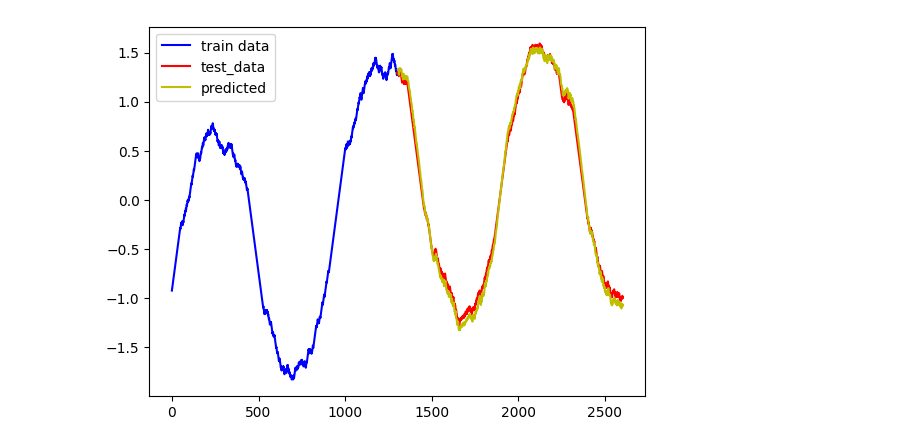
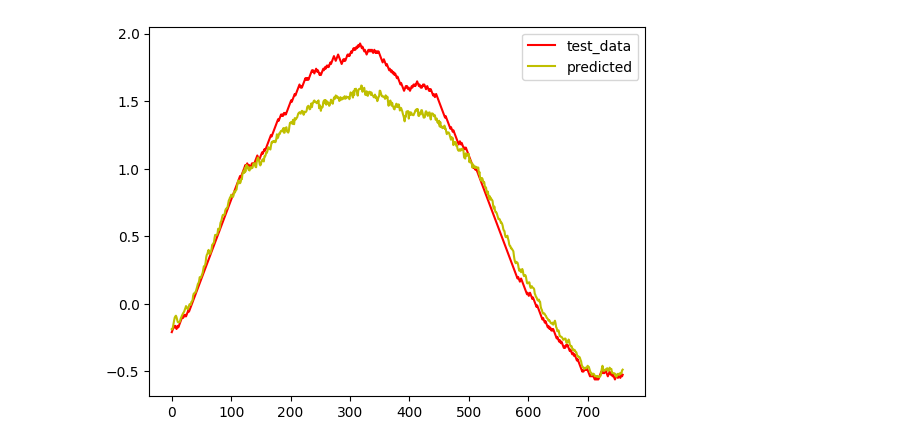
Before and after one commit to Mijan/NN-CTMC, a Jupyter notebook: Jupyter_notebooks/test_rnn_models.ipynb, the cells around one changed output. Drawn from its saved outputs; the diff is of its cells as text; code cells hidden in the pictures.

```diff
--- a/Jupyter_notebooks/test_rnn_models.ipynb
+++ b/Jupyter_notebooks/test_rnn_models.ipynb
@@ -33,16 +32,12 @@ scaler = StandardScaler()
 y = scaler.fit_transform(y)
 
 data = pd.DataFrame(data={'t': t, "y": y.reshape(-1)})
+data = data.rename(columns={'t': "time"})
+data = split_dataset(data)
 
-data['t_sin'] = np.sin(2 * np.pi * data.t)
-data['t_cos'] = np.cos(2 * np.pi * data.t)
-data = data.drop(columns=["t"])
-data = data[["t_sin", 't_cos', "y"]]
-
-
-train_data, test_data = train_test_split(data,test_size=0.5, shuffle=False)
-
-generator = Generator(input_width=3, label_width=1, train_df=train_data, test_df=test_data)
-model = MultiRNNTrainer([generator.train_generator()])
-model.compile_and_fit(epochs=10)
+plt.plot(data["dataframe_0"]["train_data"].iloc[:,-1], label="train")
+plt.plot(data["dataframe_0"]["test_data"].iloc[:,-1], label="test")
+plt.legend()
+plt.xlabel("Time")
+plt.ylabel("X")
 # %% [output]
@@ -76,0 +46,4 @@ Epoch 10/10
+# %%
+generator = Generator(input_width=3, label_width=1, train_df=data["dataframe_0"]["train_data"], test_df=data["dataframe_0"]["test_data"])
+model = MultiRNNTrainer([generator.train_generator()])
+model.compile_and_fit(epochs=10)
@@ -77,16 +79,11 @@ Epoch 10/10
+# %%
+predictions = model.run_inference([generator.test_generator()])
 # %%
-pred = []
-targ = []
-for feat, target in generator.test_generator():
-    pred.append(np.array(model.models[0].predict(feat)))
-    targ.append(np.array(target))
+t = predictions['sequential']['targ']
+p = predictions['sequential']['pred']
 
-pred = np.vstack(pred)
-targ = np.vstack(targ)
-
-plt.plot(train_data.y, color='b', label="train data")
-plt.plot(test_data.y, color='r', label="test_data")
-plt.plot(test_data.index[3:],pred,color='y', label="predicted")
+plt.plot(t, color='r', label="test_data")
+plt.plot(p,color='y', label="predicted")
 plt.legend()
 plt.show()
 # %% [output]
@@ -110,4 +90,4 @@ plt.show()
-[figure, old version]
+[figure, new version]
 # %%
 from src.Models.paper_examples import ThreeSpeciesModel
 model_LV = ThreeSpeciesModel()
```
Also changed, not shown: parts of 20 cells of this notebook, 1 other file.
